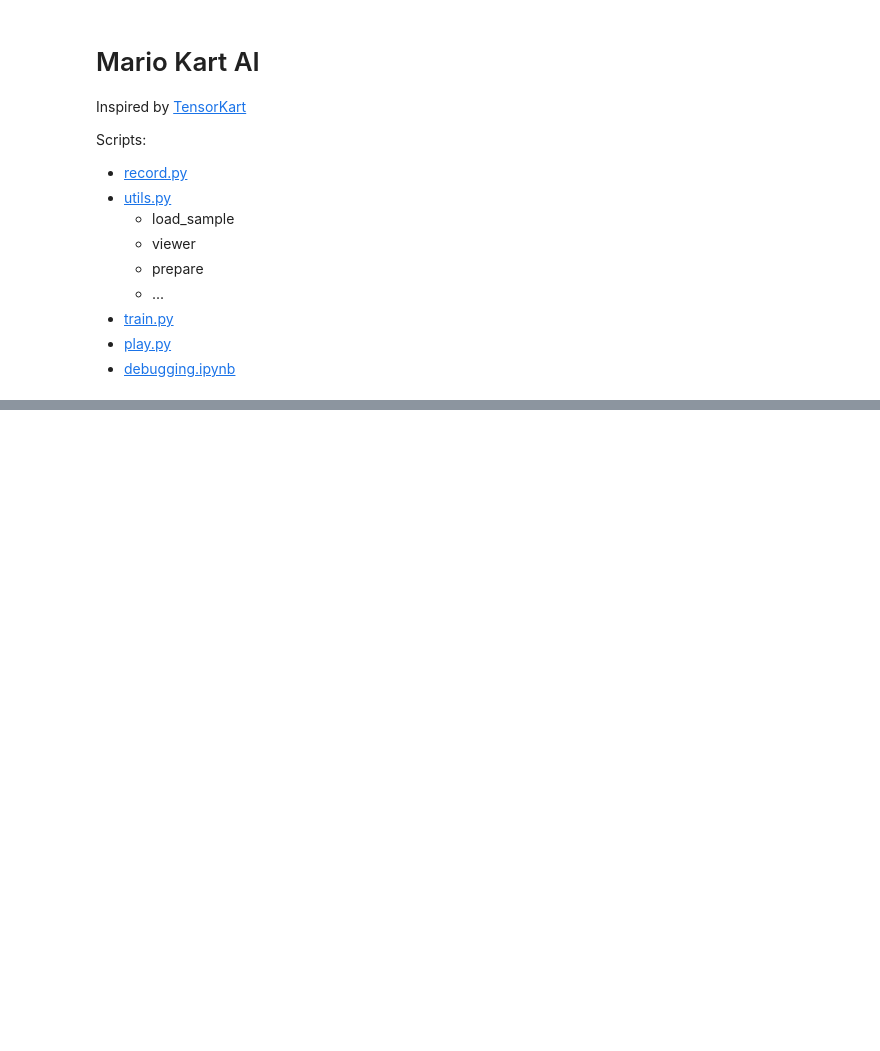
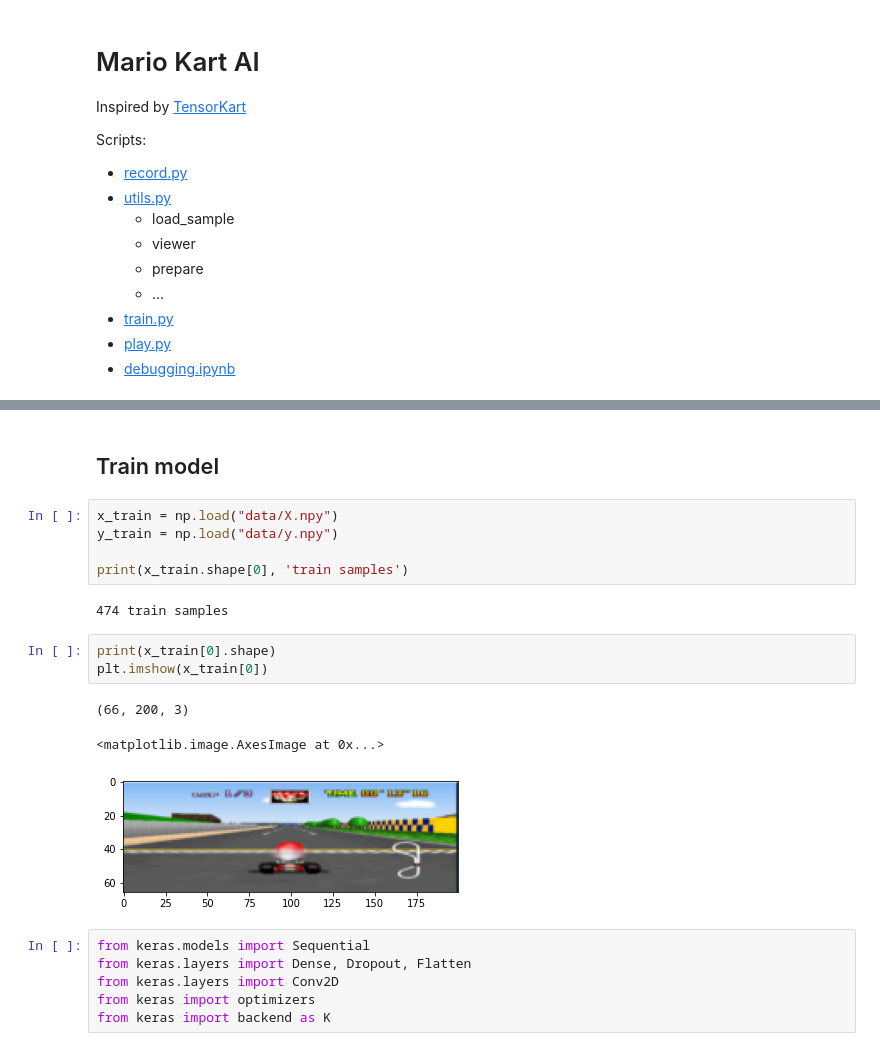
Before and after one commit to slevin48/marioKartAI, a Jupyter notebook: marioKartAI.ipynb, the cells around one changed output, grey strips where cells are left out. Saved outputs shown, nothing was run; the diff lists cells and outputs as text; blank space fills up the shorter version.

```diff
--- a/marioKartAI.ipynb
+++ b/marioKartAI.ipynb
@@ -64,0 +188,22 @@ plt.imshow(img)
+# %% [markdown]
+## Train model
+# %%
+x_train = np.load("data/X.npy")
+y_train = np.load("data/y.npy")
+
+print(x_train.shape[0], 'train samples')
+# %% [output]
+474 train samples
+# %%
+print(x_train[0].shape)
+plt.imshow(x_train[0])
+# %% [output]
+(66, 200, 3)
+<matplotlib.image.AxesImage at 0x...>
+[figure, added]
+# %%
+from keras.models import Sequential
+from keras.layers import Dense, Dropout, Flatten
+from keras.layers import Conv2D
+from keras import optimizers
+from keras import backend as K
```
Also changed, not shown: parts of 26 cells of this notebook, 2 other files.
